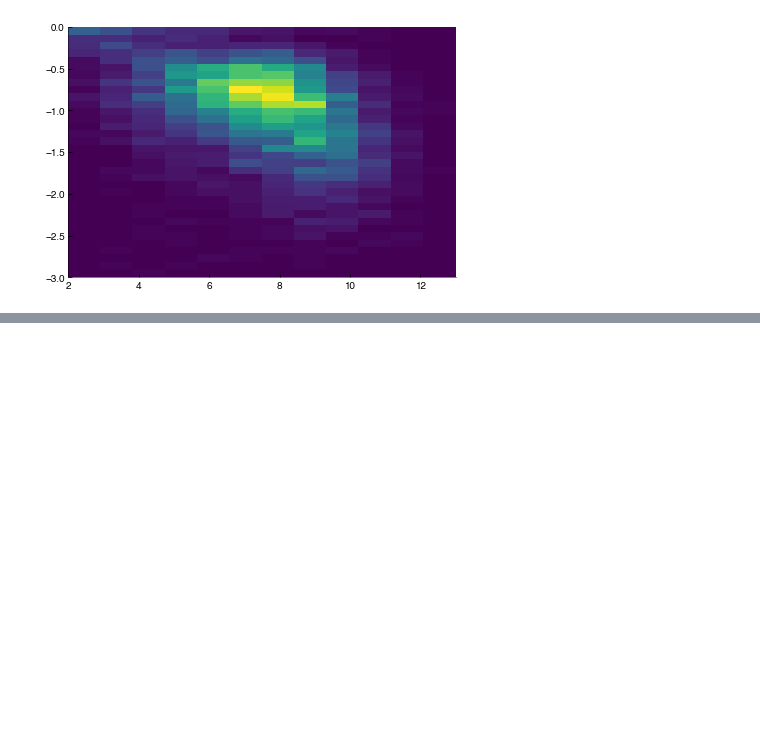
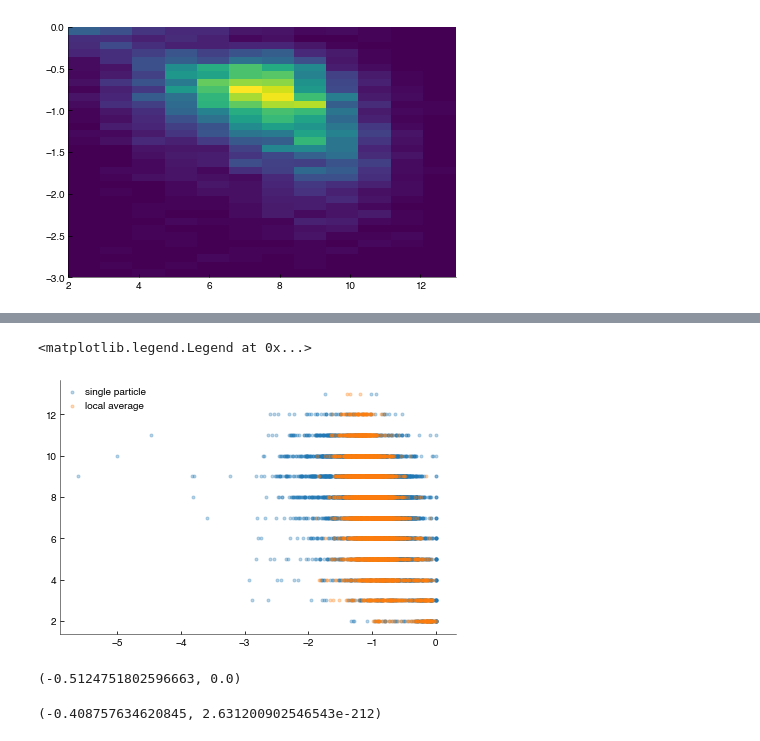
Before and after one commit to FTurci/canard-enchaine, a Jupyter notebook: Analysis.ipynb, the cells around one changed output, grey strips where cells are left out. Saved outputs shown, nothing was run; the diff lists cells and outputs as text; code cells hidden in the pictures; blank space fills up the shorter version.

```diff
--- a/Analysis.ipynb
+++ b/Analysis.ipynb
@@ -344,0 +366,17 @@ len(trace)
+# %%
+
+plt.scatter(trace,c,marker='.', alpha=0.3,label='single particle')
+plt.scatter(loc,c,marker='.',alpha=0.3,label='local average')
+plt.legend()
+plt.savefig('figs/traceVs')
+# %% [output]
+<matplotlib.legend.Legend at 0x...>
+[figure, added]
+# %%
+scipy.stats.pearsonr(loc,c)
+# %% [output]
+(-0.5124751802596663, 0.0)
+# %%
+scipy.stats.pearsonr(trace,c)
+# %% [output]
+(-0.408757634620845, 2.631200902546543e-212)
```
Also changed, not shown: parts of 11 cells of this notebook, 5 other files.
